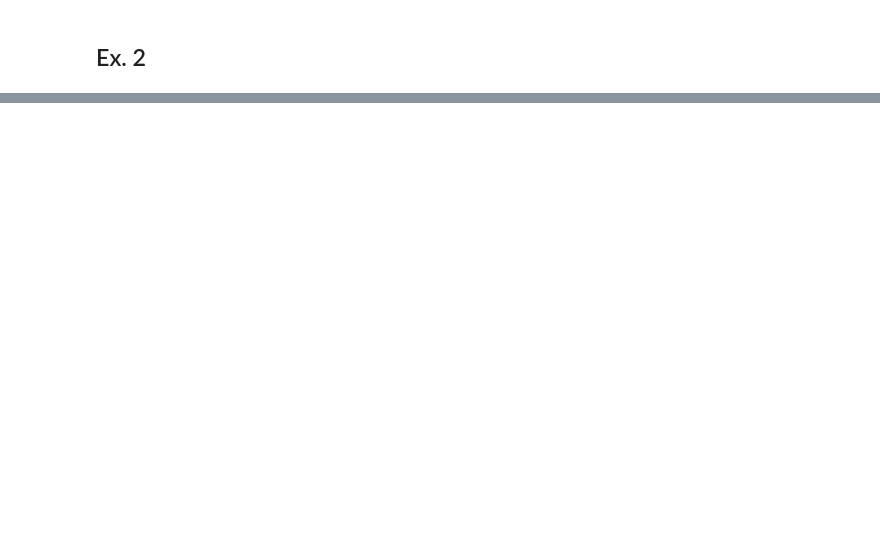
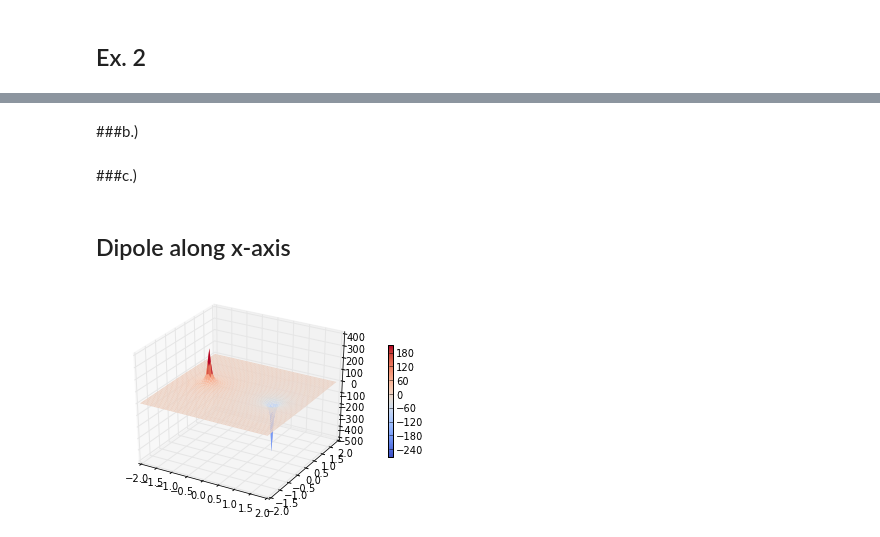
Before and after one commit to npilgram/PHYS202-S13, a Jupyter notebook: Week4/TuesdayNotes-4-23.ipynb, the cells around one changed output, grey strips where cells are left out. Drawn from its saved outputs; the diff is of its cells as text; code cells hidden in the pictures; blank space fills up the shorter version.

```diff
--- a/Week4/TuesdayNotes-4-23.ipynb
+++ b/Week4/TuesdayNotes-4-23.ipynb
@@ -113,0 +140,6 @@ cb = fig.colorbar(v, shrink=0.5)
+# %%
+def pointPotential(x,y,q,posx,posy):
+    """Returns the electric potential at point (x,y) created by the charge of q at (posx,posy)"""
+    k = 8.9875517873681764*10.**9. #Nm^2/C^2
+    Vxy = (k*q)/(sqrt(((x-posx)**2)+((y-posy)**2)))
+    return Vxy
@@ -113,0 +152,4 @@ cb = fig.colorbar(v, shrink=0.5)
+# %%
+x,y = meshgrid(arange(-2.,2.,0.06), arange(-2.,2.,0.06))
+Vxy = pointPotential(x,y,1e-9,0.,0.)
+print Vxy
@@ -113,0 +170,22 @@ cb = fig.colorbar(v, shrink=0.5)
+# %% [markdown]
+###b.)
+# %%
+def dipolePotential(x,y,q,d):
+    """Returns the electrical potential at point (x,y) created by the dipole with chage magnitudes of q and charge separation of d"""
+    Vxy = pointPotential(x,y,q,-d/2.,0.)-pointPotential(x,y,q,d/2.,0.)
+    return Vxy
+# %% [markdown]
+###c.)
+# %% [markdown]
+## Dipole along x-axis
+# %%
+x,y = meshgrid(arange(-2.,2.,0.06),arange(-2.,2.,0.06))
+q=1e-9 #C
+d=2 #m
+Vxy = dipolePotential(x,y,q,d)
+fig = figure()
+ax = fig.gca(projection='3d')
+v = ax.plot_surface(x,y,Vxy, rstride=1, cstride=1, linewidth=0, cmap=cm.coolwarm)
+cb = fig.colorbar(v, shrink=0.5)
+# %% [output]
+[figure, added]
```
Also changed, not shown: parts of 11 cells of this notebook.
